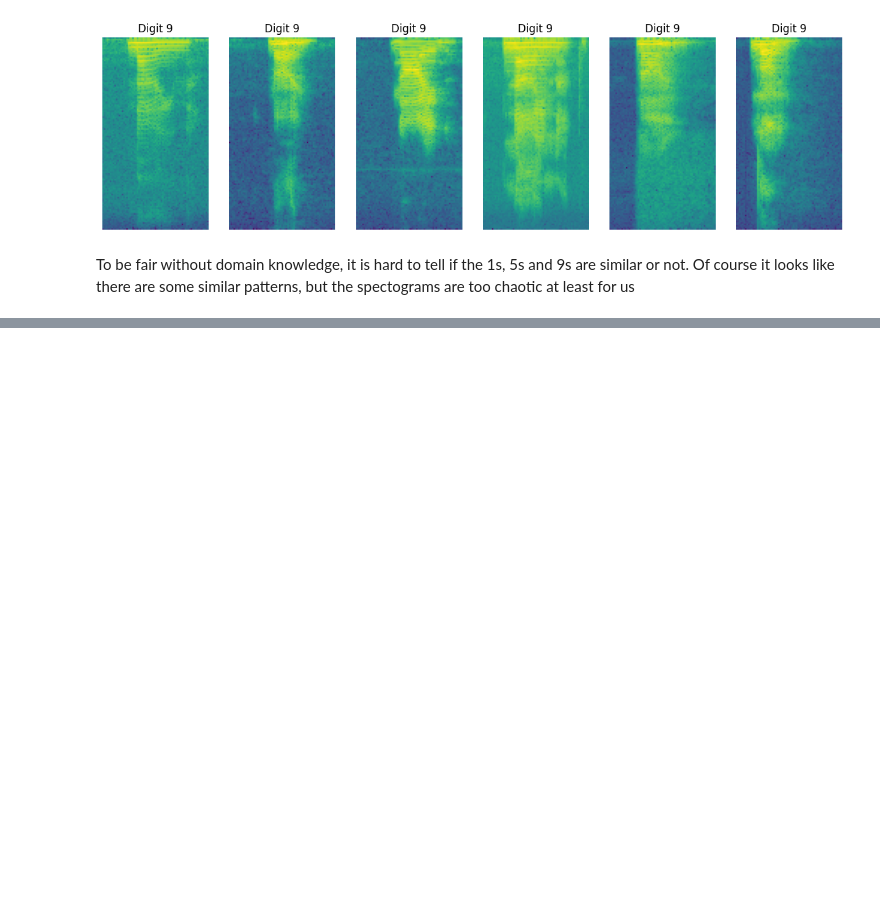
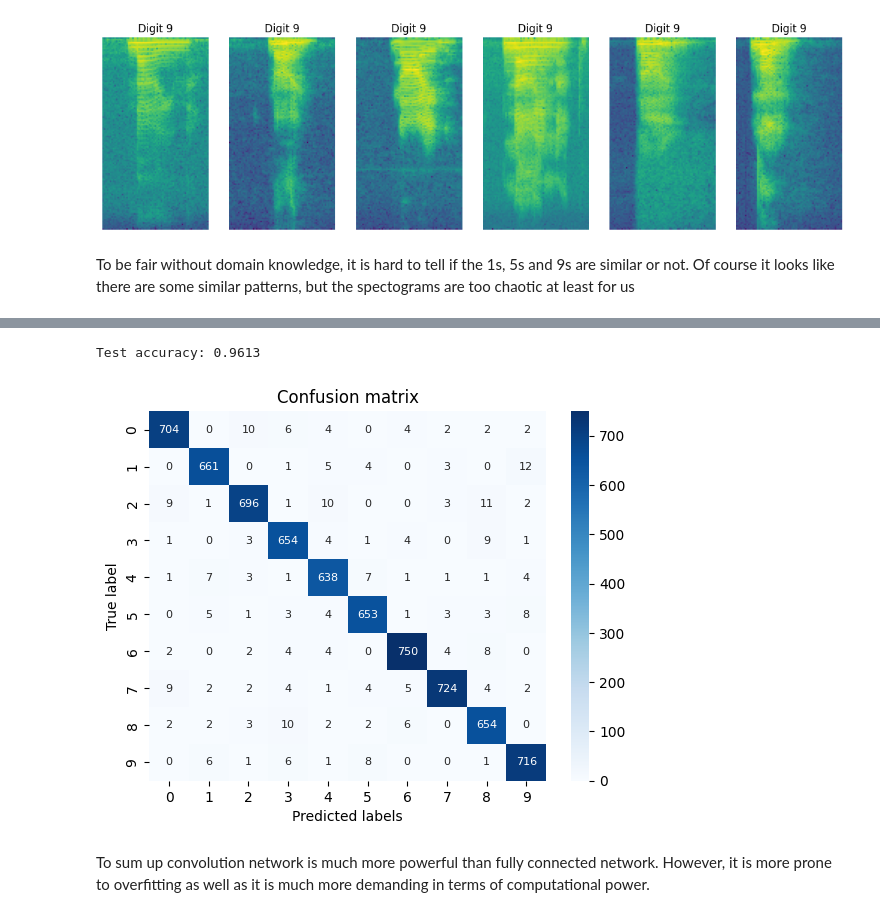
Before and after one commit to Hedrekao/mal2, a Jupyter notebook: assignment_1/ass1_torch.ipynb, the cells around one changed output, grey strips where cells are left out. Saved outputs shown, nothing was run; the diff lists cells and outputs as text; code cells hidden in the pictures; blank space fills up the shorter version.

Commit message:
feat: conv net done in pytorch

```diff
--- a/assignment_1/ass1_torch.ipynb
+++ b/assignment_1/ass1_torch.ipynb
@@ -16,7 +25,7 @@ device = torch.device("cuda" if torch.cuda.is_available() else "cpu")
 # %%
 # load the data into tensors, target should be an integer
-X = torch.tensor(np.load('x_digits.npy'), dtype=torch.float32)
-y = torch.tensor(np.load('y_digits.npy'), dtype=torch.int64)
+X = torch.tensor(np.load(os.path.join(base_path,'x_digits.npy')), dtype=torch.float32)
+y = torch.tensor(np.load(os.path.join(base_path,'y_digits.npy')), dtype=torch.int64)
 # %%
 X.shape, y.shape
 # %% [output]
@@ -252,0 +304,22 @@ To be fair without domain knowledge, it is hard to tell if the 1s, 5s and 9s are
+# %%
+
+# hyperparams are similar to the ones used for the FCN, but we train for much shorter time
+# because this network is much 'stronger' and learns faster
+cnn_hyperparams = {
+    'n_epochs': 15,
+    'lr': 0.001,
+    'scheduler_patience': 3,
+    'scheduler_factor': 0.5,
+    'early_stop_patience': 5,
+    'weight_decay': 0.1
+}
+# %%
+conv_net = ConvNet()
+
+conv_net = conv_net.to(device)
+
+# using same optimizer and scheduler as for the FCN
+optimizer = torch.optim.AdamW(conv_net.parameters(), lr=cnn_hyperparams['lr'], weight_decay=cnn_hyperparams['weight_decay'])
+scheduler = torch.optim.lr_scheduler.ReduceLROnPlateau(optimizer, patience=cnn_hyperparams['scheduler_patience'], factor=cnn_hyperparams['scheduler_factor'])
+# %%
+train(conv_net, optimizer,  scheduler,  cnn_hyperparams['n_epochs'], cnn_hyperparams['early_stop_patience'])
@@ -252,0 +340,7 @@ To be fair without domain knowledge, it is hard to tell if the 1s, 5s and 9s are
+# %%
+evaluate_model(conv_net)
+# %% [output]
+Test accuracy: 0.9613
+[figure, added]
+# %% [markdown]
+To sum up convolution network is much more powerful than fully connected network. However, it is more prone to overfitting as well as it is much more demanding in terms of computational power.
```
Also changed, not shown: parts of 6 cells of this notebook.
